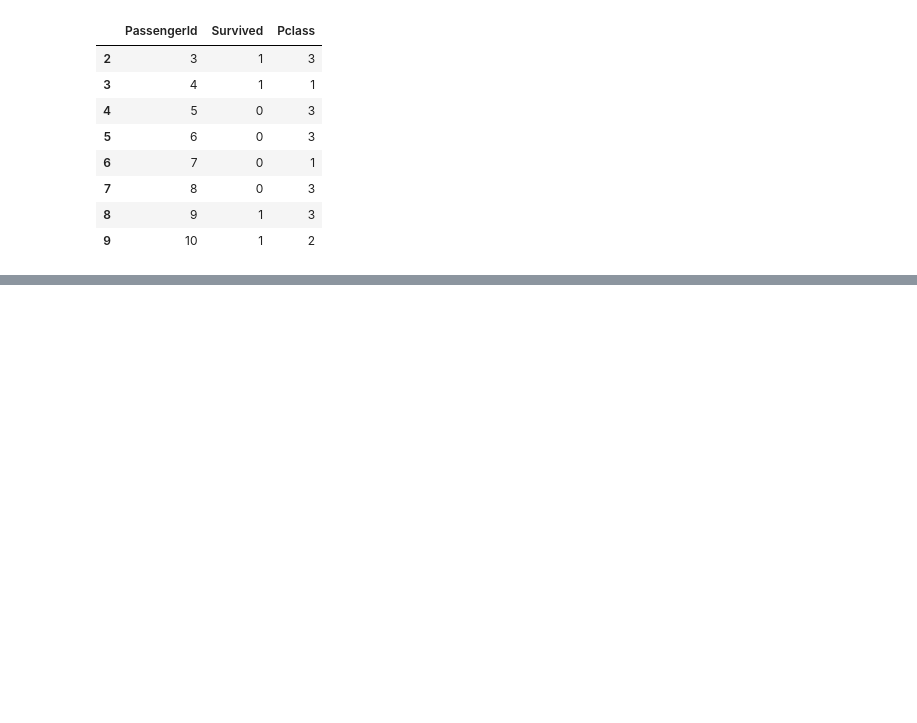
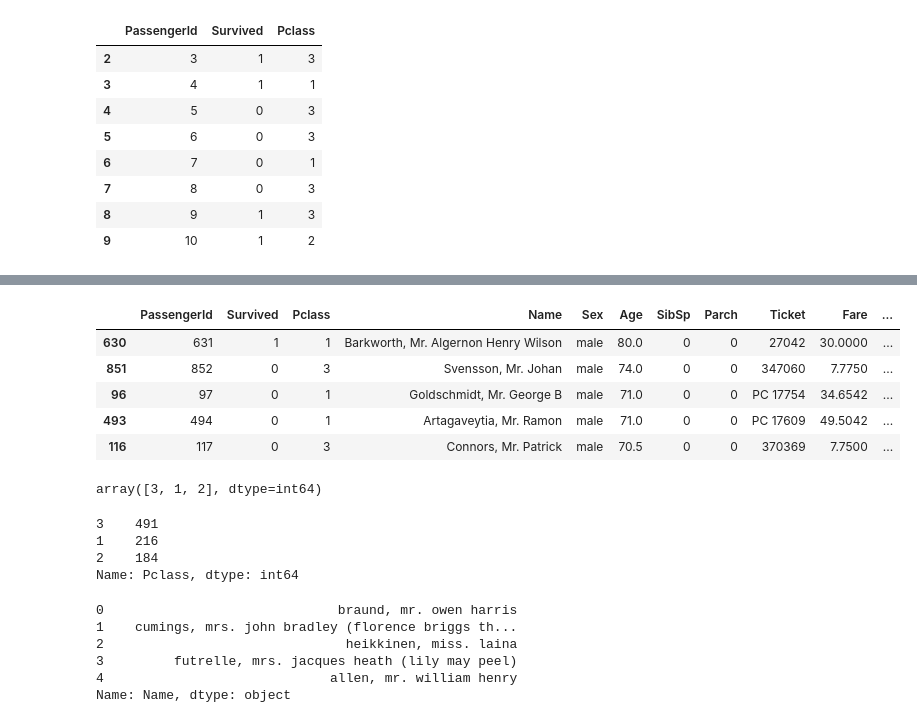
Before and after one commit to deepaknandeshwar17/LIT-py, a Jupyter notebook: pandas_practice.ipynb, the cells around one changed output, grey strips where cells are left out. Cells and saved outputs as stored; diff of their text form; code cells hidden in the pictures; blank space fills up the shorter version.

```diff
--- a/pandas_practice.ipynb
+++ b/pandas_practice.ipynb
@@ -121,0 +177,29 @@ titanic_data.iloc[2:10,0:3]
+# %%
+titanic_data.sort_values(by=["Age","Pclass"], ascending=False).head()
+# %% [output]
+|  | PassengerId | Survived | Pclass | Name | Sex | Age | SibSp | Parch | Ticket | Fare | ... |
+| 630 | 631 | 1 | 1 | Barkworth, Mr. Algernon Henry Wilson | male | 80.0 | 0 | 0 | 27042 | 30.0000 | ... |
+| 851 | 852 | 0 | 3 | Svensson, Mr. Johan | male | 74.0 | 0 | 0 | 347060 | 7.7750 | ... |
+| 96 | 97 | 0 | 1 | Goldschmidt, Mr. George B | male | 71.0 | 0 | 0 | PC 17754 | 34.6542 | ... |
+| 493 | 494 | 0 | 1 | Artagaveytia, Mr. Ramon | male | 71.0 | 0 | 0 | PC 17609 | 49.5042 | ... |
+| 116 | 117 | 0 | 3 | Connors, Mr. Patrick | male | 70.5 | 0 | 0 | 370369 | 7.7500 | ... |
+# %%
+titanic_data["Pclass"].unique()
+# %% [output]
+array([3, 1, 2], dtype=int64)
+# %%
+titanic_data["Pclass"].value_counts()
+# %% [output]
+3    491
+1    216
+2    184
+Name: Pclass, dtype: int64
+# %%
+titanic_data["Name"].str.lower().head()
+# %% [output]
+0                              braund, mr. owen harris
+1    cumings, mrs. john bradley (florence briggs th...
+2                               heikkinen, miss. laina
+3         futrelle, mrs. jacques heath (lily may peel)
+4                             allen, mr. william henry
+Name: Name, dtype: object
```
Also changed, not shown: parts of 15 cells of this notebook, 2 other files.
